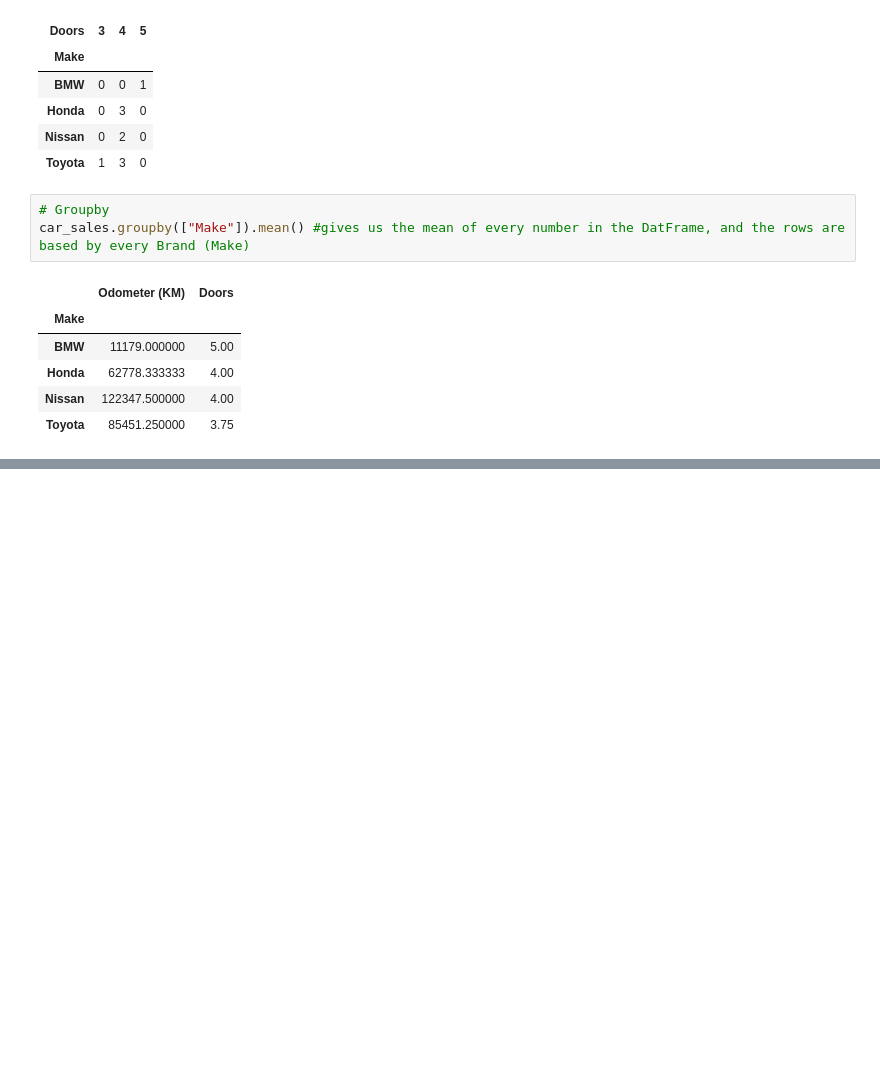
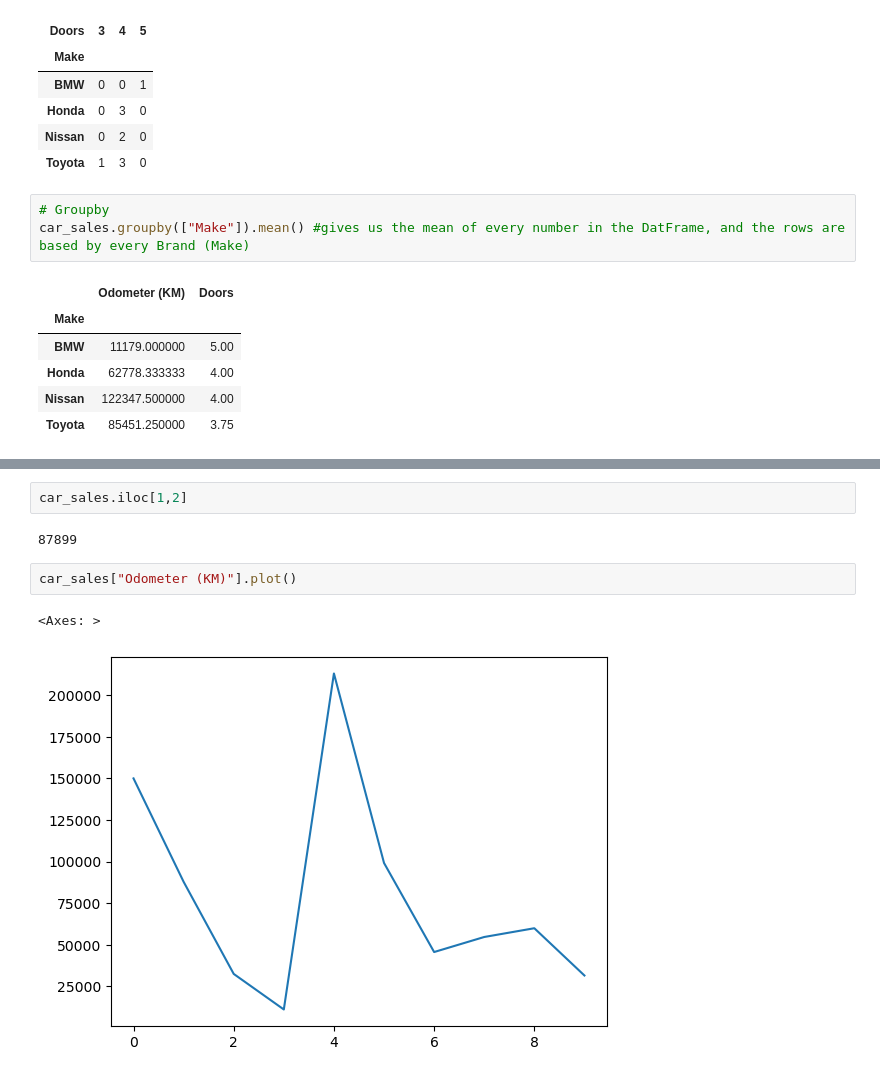
Before and after one commit to Anass6/Data_Science_Basics, a Jupyter notebook: Introduction to Pandas.ipynb, the cells around one changed output, grey strips where cells are left out. Saved outputs shown, nothing was run; the diff lists cells and outputs as text; blank space fills up the shorter version.

```diff
--- a/Introduction to Pandas.ipynb
+++ b/Introduction to Pandas.ipynb
@@ -296,0 +322,9 @@ car_sales.groupby(["Make"]).mean() #gives us the mean of every number in the Dat
+# %%
+car_sales.iloc[1,2]
+# %% [output]
+87899
+# %%
+car_sales["Odometer (KM)"].plot()
+# %% [output]
+<Axes: >
+[figure, added]
```
Also changed, not shown: parts of 31 cells of this notebook, 3 other files.
